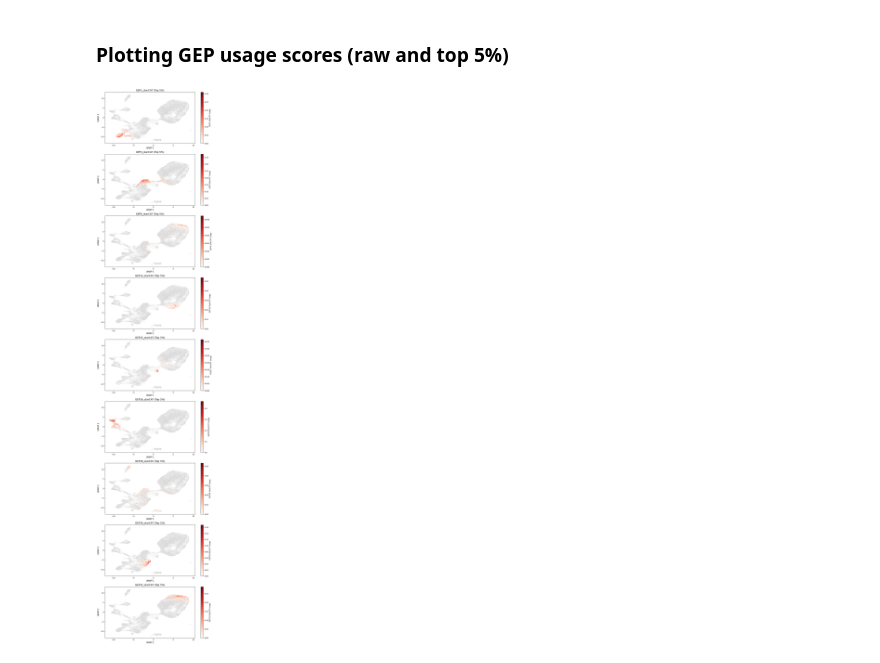
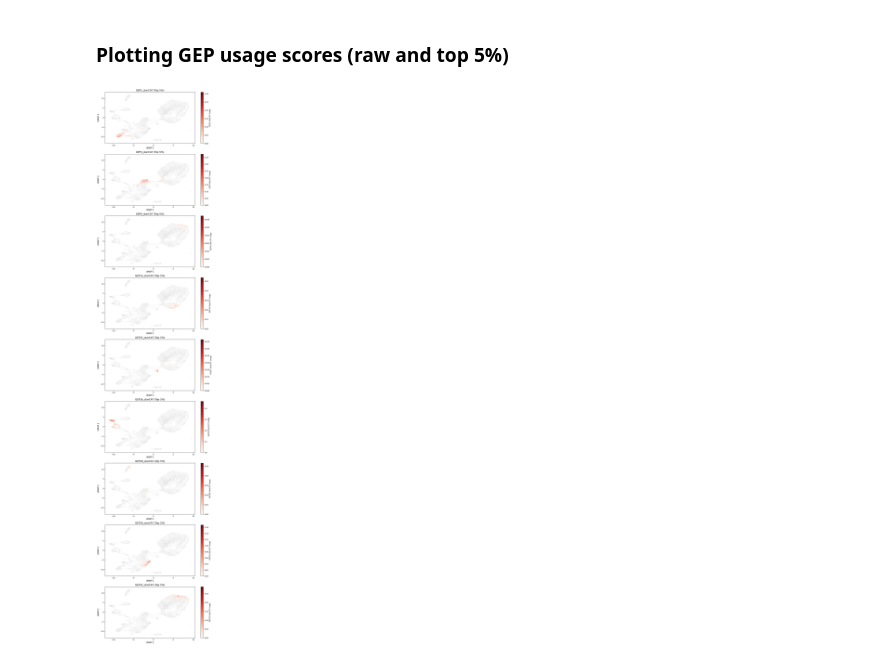
Before and after one commit to Tofulati/postTrans_cd34, a Jupyter notebook: postTrans_v2/starcat_visualization.ipynb, the cells around one changed output. Drawn from its saved outputs; the diff is of its cells as text; code cells hidden in the pictures.

Commit message:
visualization optimization

```diff
--- a/postTrans_v2/starcat_visualization.ipynb
+++ b/postTrans_v2/starcat_visualization.ipynb
@@ -147,33 +147,33 @@ for i, gep in enumerate(geps):
 
     starCAT_coord[f"GEP{gep}_heat_starCAT"] = np.where(
         starCAT_coord[gep] >= percentile_95_starCAT, starCAT_coord[gep], np.nan
     )
 
     ax = axes[i]
 
     sns.scatterplot(
         data=starCAT_coord, x="umap_1", y="umap_2",
-        color="lightgrey", alpha=0.5, s=5, ax=ax
+        color="lightgrey", alpha=0.5, s=1, ax=ax
     )
 
     scatter = sns.scatterplot(
         data=starCAT_coord, x="umap_1", y="umap_2",
         hue=f"GEP{gep}_heat_starCAT", palette="Reds",
-        edgecolor=None, s=5, ax=ax, legend=False
+        edgecolor=None, s=1, ax=ax, legend=False
     )
 
     norm = plt.Normalize(vmin=0, vmax=percentile_95_starCAT)
     sm = plt.cm.ScalarMappable(cmap="Reds", norm=norm)
     sm.set_array([])
 
     cbar = plt.colorbar(sm, ax=ax)
     cbar.set_label(f"GEP{gep} StarCAT Usage")
 
     ax.set_title(f"GEP{gep}_starCAT (Top 5%)", fontsize=14)
     ax.set_xlabel("UMAP 1", fontsize=12)
     ax.set_ylabel("UMAP 2", fontsize=12)
 
 plt.tight_layout()
 plt.show()
 # %% [output]
-[figure, old version]
+[figure, new version]
```
